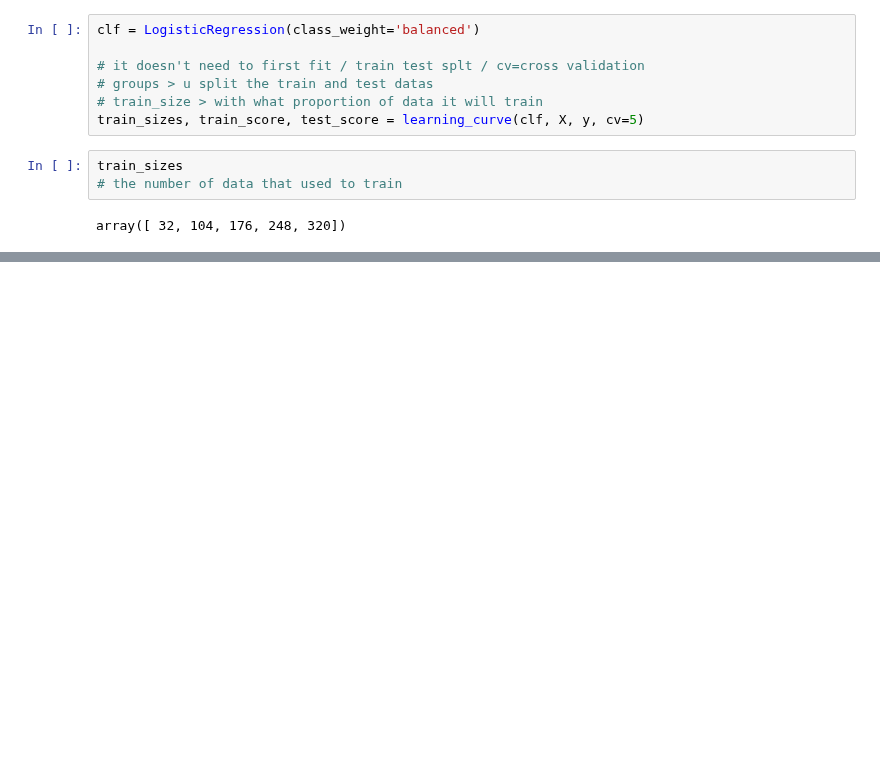
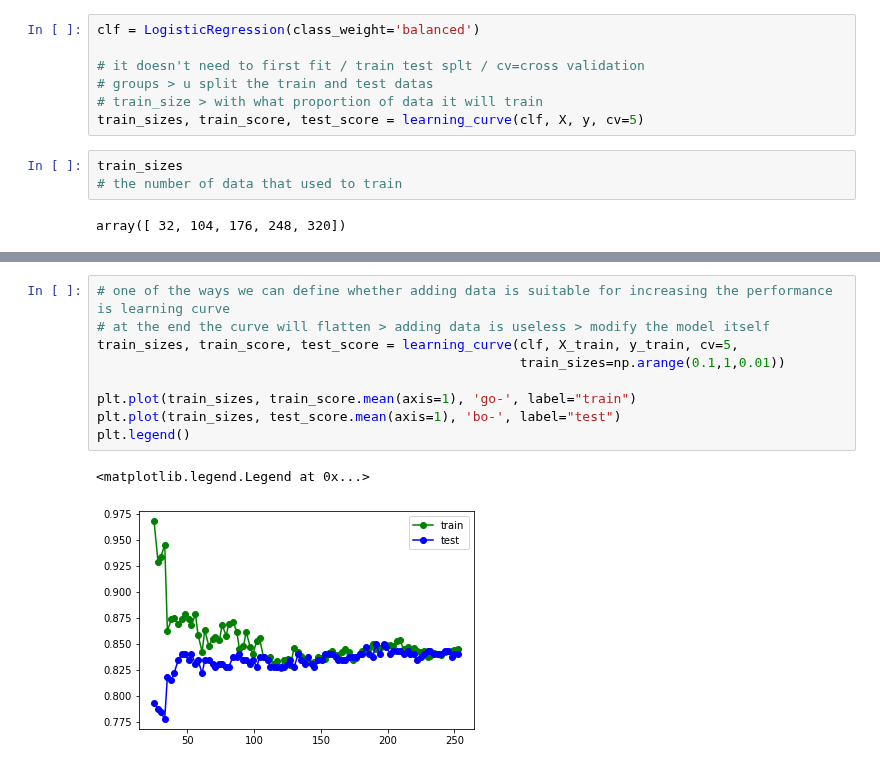
Before and after one commit to z-arabi/Machine-Learning, a Jupyter notebook: logistic_regression_3_performance_measurement.ipynb, the cells around one changed output, grey strips where cells are left out. Saved outputs shown, nothing was run; the diff lists cells and outputs as text; blank space fills up the shorter version.

```diff
--- a/logistic_regression_3_performance_measurement.ipynb
+++ b/logistic_regression_3_performance_measurement.ipynb
@@ -710,0 +711,12 @@ plt.legend()
+# %%
+# one of the ways we can define whether adding data is suitable for increasing the performance is learning curve
+# at the end the curve will flatten > adding data is useless > modify the model itself
+train_sizes, train_score, test_score = learning_curve(clf, X_train, y_train, cv=5,
+                                                      train_sizes=np.arange(0.1,1,0.01))
+
+plt.plot(train_sizes, train_score.mean(axis=1), 'go-', label="train")
+plt.plot(train_sizes, test_score.mean(axis=1), 'bo-', label="test")
+plt.legend()
+# %% [output]
+<matplotlib.legend.Legend at 0x...>
+[figure, added]
```
Also changed, not shown: parts of 28 cells of this notebook.
